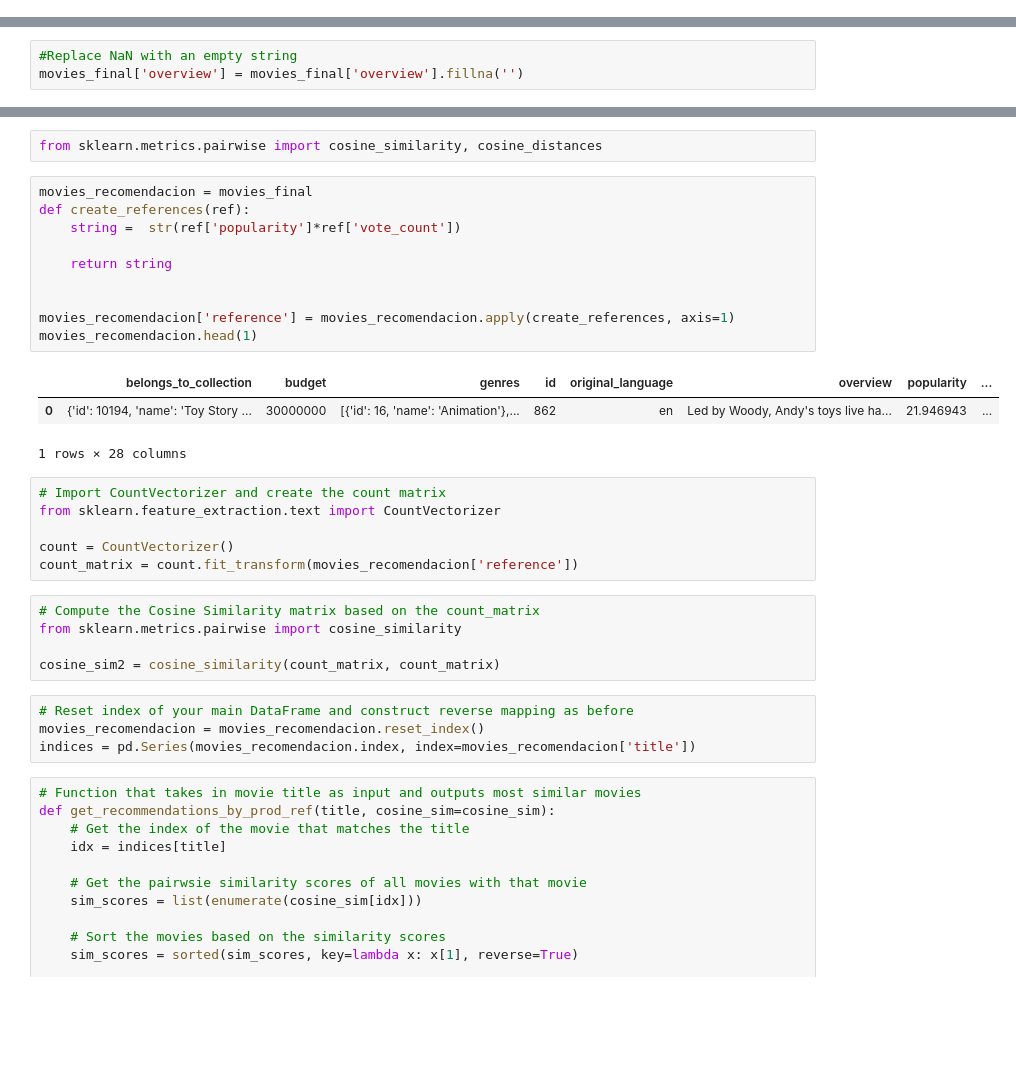
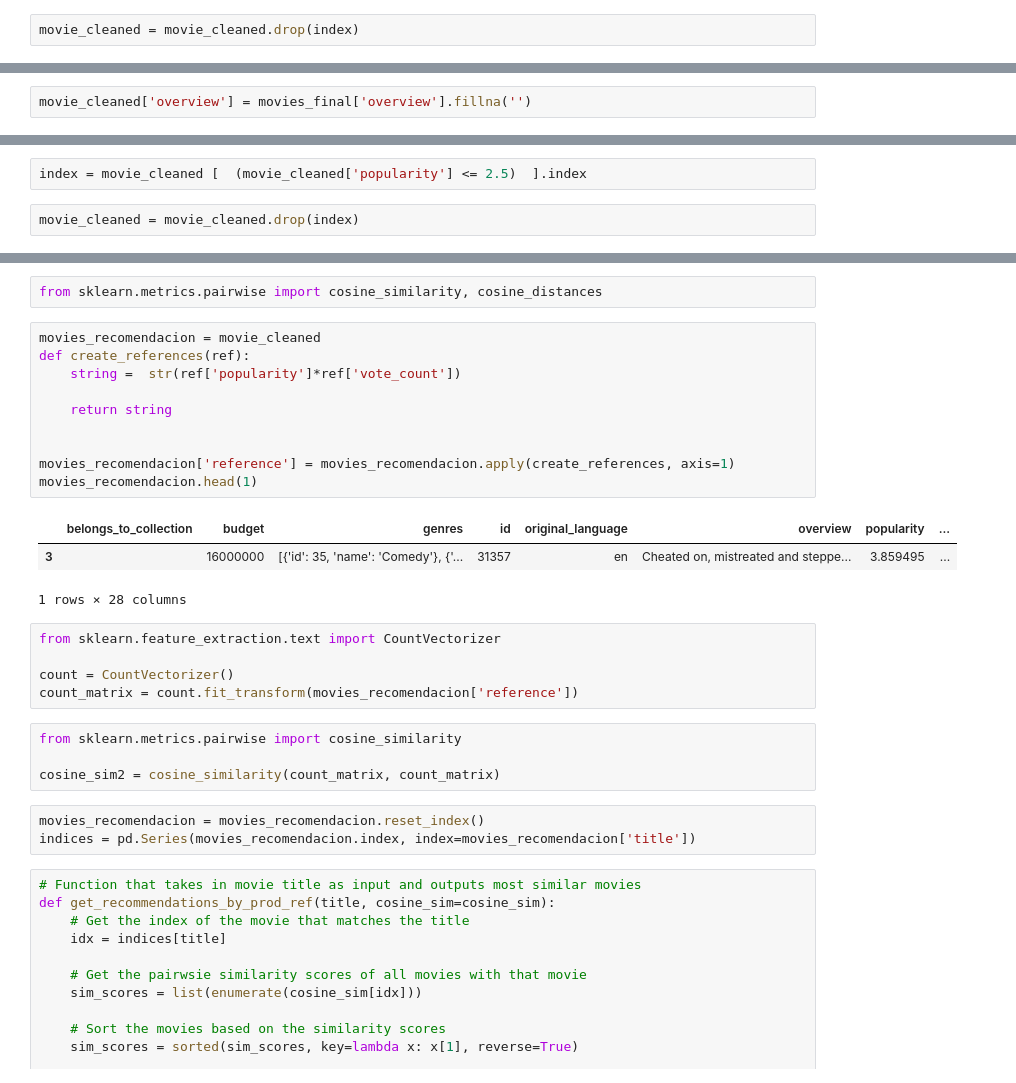
Before and after one commit to deliamontoya/API-Movies, a Jupyter notebook: EDA.ipynb, the cells around one changed output, grey strips where cells are left out. Saved outputs shown, nothing was run; the diff lists cells and outputs as text; blank space fills up the shorter version.

```diff
--- a/EDA.ipynb
+++ b/EDA.ipynb
@@ -75,0 +85,2 @@ np.float64(6.103548119140856)
+# %%
+movie_cleaned = movie_cleaned.drop(index)
@@ -76,3 +125,2 @@ np.float64(6.103548119140856)
 # %%
-#Replace NaN with an empty string
-movies_final['overview'] = movies_final['overview'].fillna('')
+movie_cleaned['overview'] = movies_final['overview'].fillna('')
@@ -78,0 +144,4 @@ movies_final['overview'] = movies_final['overview'].fillna('')
+# %%
+index = movie_cleaned [  (movie_cleaned['popularity'] <= 2.5)  ].index
+# %%
+movie_cleaned = movie_cleaned.drop(index)
@@ -157,32 +193,29 @@ Recomendaciones donde interviene el producto entre popularidad y y votos
 # %%
 from sklearn.metrics.pairwise import cosine_similarity, cosine_distances
 # %%
-movies_recomendacion = movies_final
+movies_recomendacion = movie_cleaned
 def create_references(ref):
     string =  str(ref['popularity']*ref['vote_count'])
 
     return string
 
 
 movies_recomendacion['reference'] = movies_recomendacion.apply(create_references, axis=1)
 movies_recomendacion.head(1)
 # %% [output]
 |  | belongs_to_collection | budget | genres | id | original_language | overview | popularity | ... |
-| 0 | {'id': 10194, 'name': 'Toy Story ... | 30000000 | [{'id': 16, 'name': 'Animation'},... | 862 | en | Led by Woody, Andy's toys live ha... | 21.946943 | ... |
+| 3 |  | 16000000 | [{'id': 35, 'name': 'Comedy'}, {'... | 31357 | en | Cheated on, mistreated and steppe... | 3.859495 | ... |
 1 rows × 28 columns
 # %%
-# Import CountVectorizer and create the count matrix
 from sklearn.feature_extraction.text import CountVectorizer
 
 count = CountVectorizer()
 count_matrix = count.fit_transform(movies_recomendacion['reference'])
 # %%
-# Compute the Cosine Similarity matrix based on the count_matrix
 from sklearn.metrics.pairwise import cosine_similarity
 
 cosine_sim2 = cosine_similarity(count_matrix, count_matrix)
 # %%
-# Reset index of your main DataFrame and construct reverse mapping as before
 movies_recomendacion = movies_recomendacion.reset_index()
 indices = pd.Series(movies_recomendacion.index, index=movies_recomendacion['title'])
 # %%
```
Also changed, not shown: parts of 39 cells of this notebook, 3 other files.
